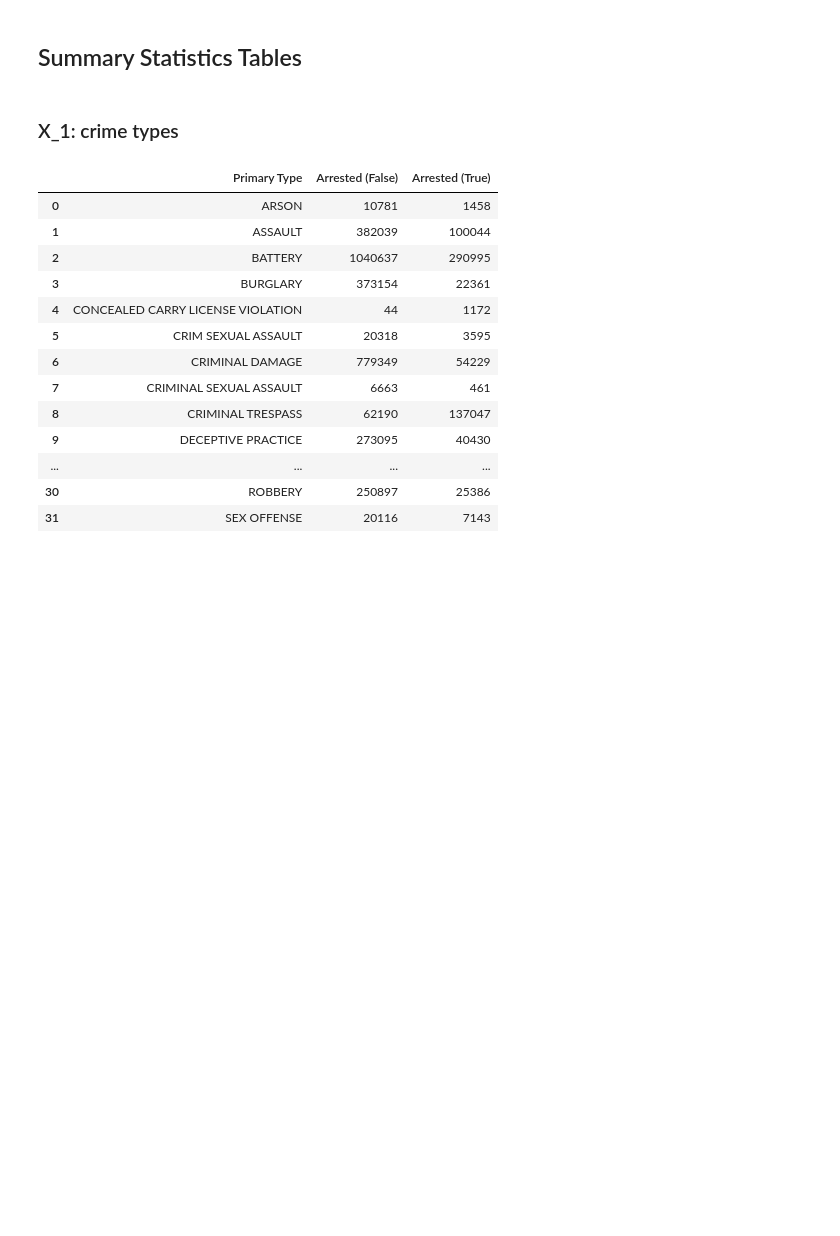
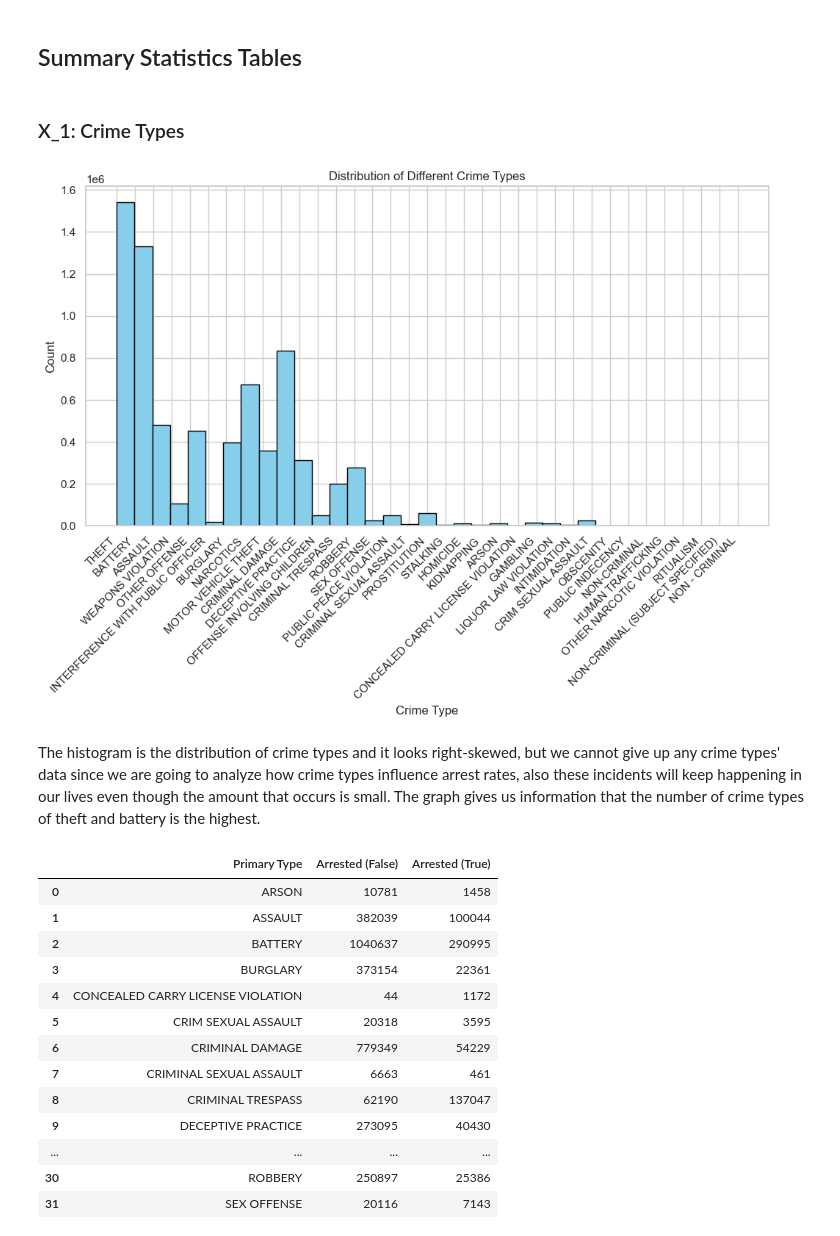
Before and after one commit to XingyuWang06/ECO225Project, a Jupyter notebook: Project1.ipynb, the cells around one changed output. Saved outputs shown, nothing was run; the diff lists cells and outputs as text; code cells hidden in the pictures; blank space fills up the shorter version.

```diff
--- a/Project1.ipynb
+++ b/Project1.ipynb
@@ -52,7 +52,22 @@ chicago_crime_clean.shape
 # %% [markdown]
 ## Summary Statistics Tables
 # %% [markdown]
-### X_1: crime types
+### X_1: Crime Types
+# %%
+crime_type_counts = chicago_crime_clean['Primary Type'].value_counts()
+
+# Create a histogram
+plt.figure(figsize=(12, 6))
+plt.hist(chicago_crime_clean['Primary Type'], bins=len(crime_type_counts), color='skyblue', edgecolor='black')
+plt.title('Distribution of Different Crime Types')
+plt.xlabel('Crime Type')
+plt.ylabel('Count')
+plt.xticks(rotation=45, ha='right')  # Rotate x-axis labels for better readability
+plt.show()
+# %% [output]
+[figure, added]
+# %% [markdown]
+The histogram is the distribution of crime types and it looks right-skewed, but we cannot give up any crime types' data since we are going to analyze how crime types influence arrest rates, also these incidents will keep happening in our lives even though the amount that occurs is small. The graph gives us information that the number of crime types of theft and battery is the highest.
 # %%
 # Create a pivot table to count the number of 'True' and 'False' in each primary type
 arrest_count = chicago_crime_clean.pivot_table(index='Primary Type', columns='Arrest', aggfunc='size', fill_value=0)
```
Also changed, not shown: parts of 15 cells of this notebook.
